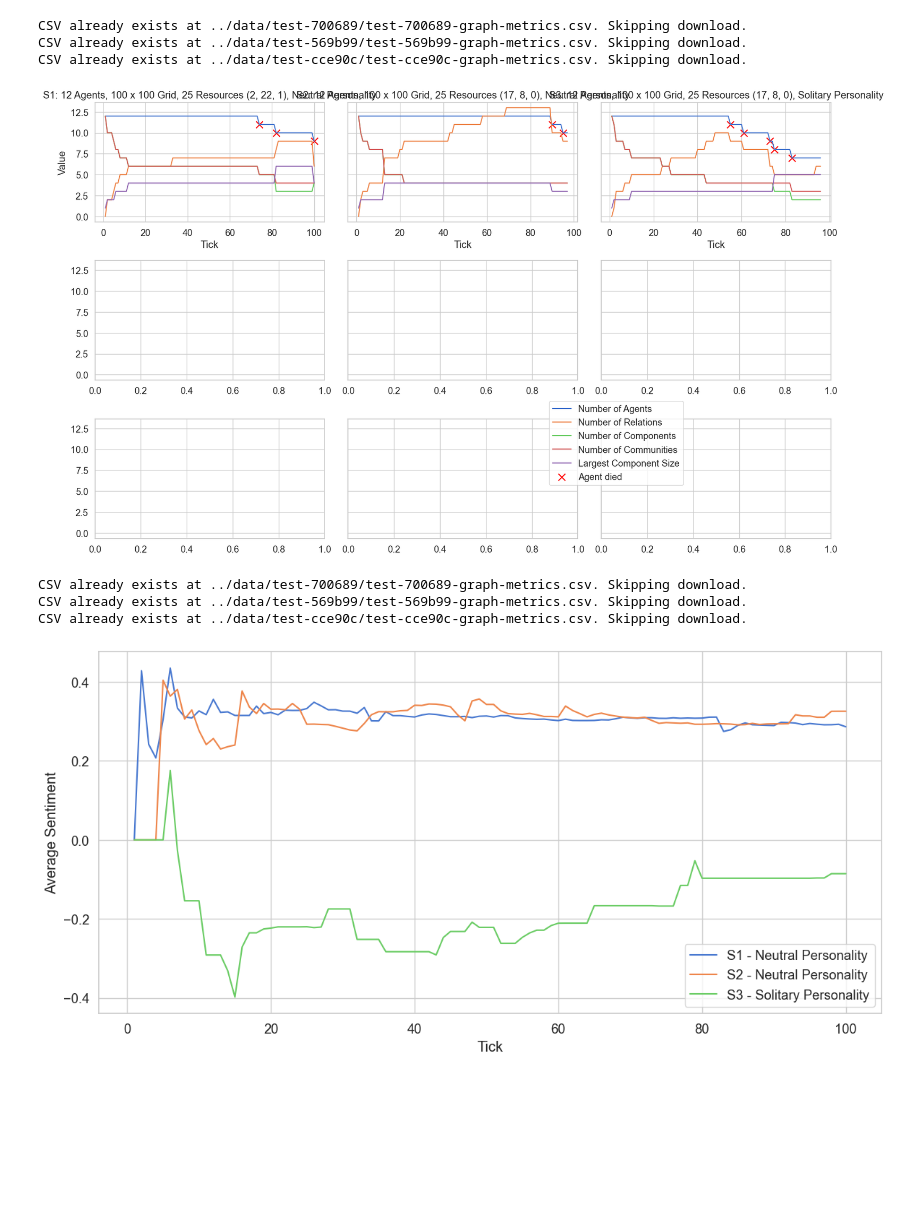
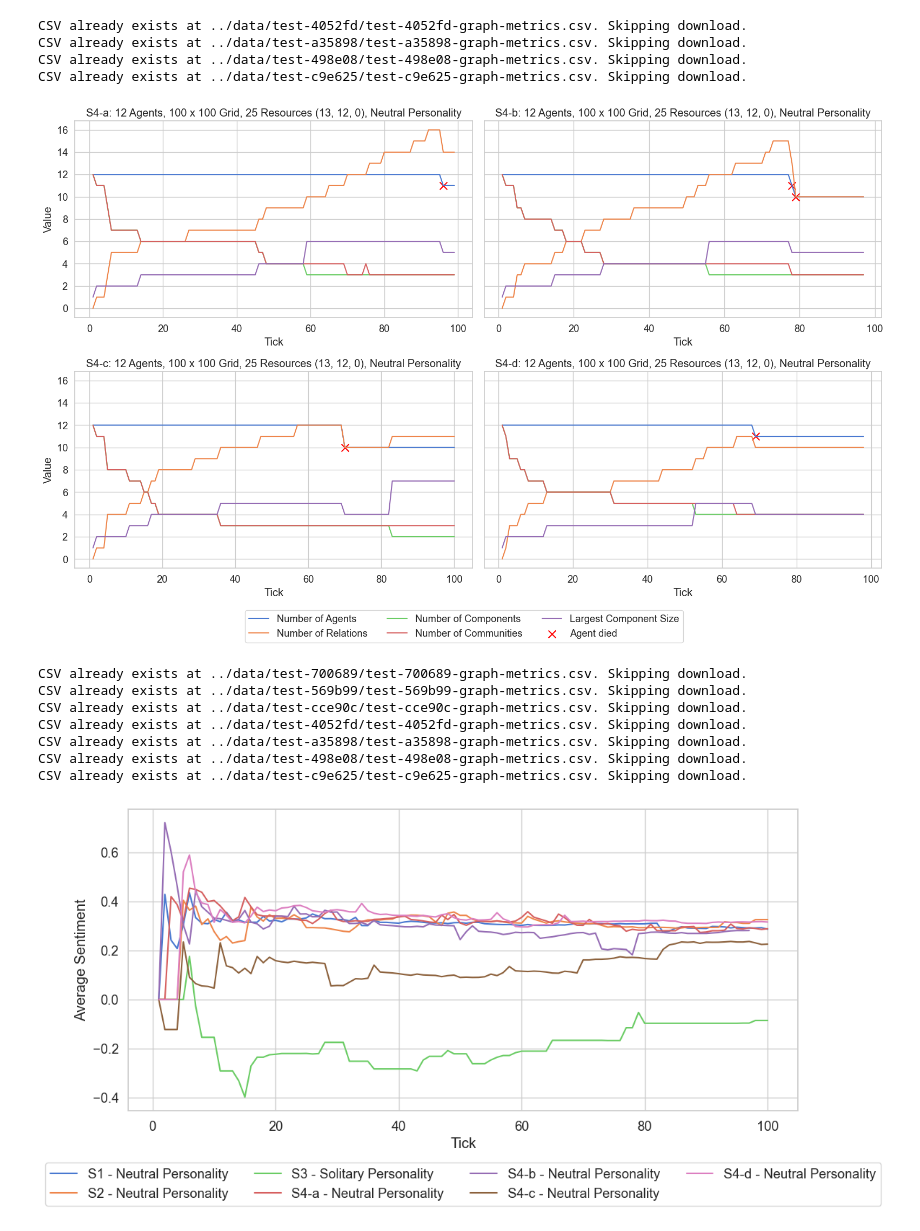
Before and after one commit to epoikos-project/notebooks, a Jupyter notebook: plots/relationship_graph.ipynb, the cells around one changed output. Saved outputs shown, nothing was run; the diff lists cells and outputs as text; code cells hidden in the pictures; blank space fills up the shorter version.

```diff
--- a/plots/relationship_graph.ipynb
+++ b/plots/relationship_graph.ipynb
@@ -15,11 +15,13 @@ simulations = [
     ("S1", "test-700689", "Neutral Personality"),
     ("S2", "test-569b99", "Neutral Personality"),
     ("S3", "test-cce90c", "Solitary Personality"),
-    #("S4", "test-4052fd", "Neutral Personality"),
-    #("S4-b", "test-a35898", "Neutral Personality"),
+    ("S4-a", "test-4052fd", "Neutral Personality"),
+    ("S4-b", "test-a35898", "Neutral Personality"),
+    ("S4-c", "test-498e08", "Neutral Personality"),
+    ("S4-d", "test-c9e625", "Neutral Personality"),
 ]
 
-sim = 0
+sim = 3
 
 test_id = simulations[sim][0]
 simulation_id = simulations[sim][1]
@@ -191,5 +179,5 @@ df_joint
 # %%
-fig, axes = plt.subplots(3, 3, figsize=(16, 10), sharey=True)
+fig, axes = plt.subplots(2, 2, figsize=(16, 10), sharey=True)
 axes = axes.flatten()
 for i, (test_id, simulation_id, personality) in enumerate(simulations):
     data_dir = os.path.abspath(os.path.join("..", "data", simulation_id))
@@ -200,44 +188,45 @@ for i, (test_id, simulation_id, personality) in enumerate(simulations):
     df_filtered = pd.concat([
         df.iloc[[0]],
         df.iloc[1:][df.iloc[1:]['average_sentiment'] != 0]
     ]).copy()
     df_filtered['tick'] = range(1, len(df_filtered) + 1)
     df_filtered = df_filtered.sort_values('tick').reset_index(drop=True)
     df_filtered = df_filtered.iloc[:100].reset_index(drop=True)
     world_data = get_world_data(simulation_id)
     agent_data = get_agent_data(simulation_id)
     for metric, label in selected_metrics:
         sns.lineplot(data=df_filtered, x="tick", y=metric, label=label if i == 0 else None, ax=axes[i])
     num_nodes = df_filtered["num_nodes"]
     change_indices = num_nodes[num_nodes.diff() != 0].index
     change_indices = change_indices[change_indices != 0]
     change_ticks = df_filtered.loc[change_indices, "tick"]
     change_values = df_filtered.loc[change_indices, "num_nodes"]
     axes[i].scatter(change_ticks, change_values, color="red", marker="x", s=100, label="Agent died" if i == 0 else None)
     axes[i].set_xlabel("Tick")
     axes[i].set_title(test_id + ": " + generate_plot_title(world_data, len(agent_data), personality))
     if axes[i].get_legend() is not None:
         axes[i].get_legend().remove()
 
 axes[0].set_ylabel("Value")
 axes[1].set_ylabel("Value")
 axes[2].set_ylabel("Value")
 
 handles, labels = axes[0].get_legend_handles_labels()
-fig.legend(handles, labels, loc="lower right", bbox_to_anchor=(0.8, 0.15))
-plt.tight_layout(rect=[0, 0, 1, 0.97])
+fig.legend(handles, labels, loc="lower center", bbox_to_anchor=(0.5, -0.02), ncol=3)
+plt.tight_layout(rect=[0, 0.05, 1, 1])
 plt.savefig("../data/relationship_graph.png", dpi=300, bbox_inches="tight")
 plt.show()
 # %% [output]
-CSV already exists at ../data/test-700689/test-700689-graph-metrics.csv. Skipping download.
-CSV already exists at ../data/test-569b99/test-569b99-graph-metrics.csv. Skipping download.
-CSV already exists at ../data/test-cce90c/test-cce90c-graph-metrics.csv. Skipping download.
+CSV already exists at ../data/test-4052fd/test-4052fd-graph-metrics.csv. Skipping download.
+CSV already exists at ../data/test-a35898/test-a35898-graph-metrics.csv. Skipping download.
+CSV already exists at ../data/test-498e08/test-498e08-graph-metrics.csv. Skipping download.
+CSV already exists at ../data/test-c9e625/test-c9e625-graph-metrics.csv. Skipping download.
-[figure, old version]
+[figure, new version]
 # %%
 plt.figure(figsize=(12, 6))
 for test_id, simulation_id, personality in simulations:
     download_relationship_metrics_csv(
-        simulation_id=simulation_id, redownload=redownload
+        simulation_id=simulation_id, redownload=False
     )
     df = read_relationship_metrics_csv(simulation_id=simulation_id)
     df["tick"] = range(1, len(df) + 1)
@@ -252,7 +241,7 @@ for test_id, simulation_id, personality in simulations:
 
 plt.xlabel("Tick")
 plt.ylabel("Average Sentiment")
-plt.legend()
+plt.legend(loc="upper center", bbox_to_anchor=(0.5, -0.15), ncol=4)
 plt.tight_layout()
 plt.savefig(
     "../data/avg_sentiment_all.png", dpi=300, bbox_inches="tight"
@@ -262,7 +251,11 @@ plt.show()
 CSV already exists at ../data/test-700689/test-700689-graph-metrics.csv. Skipping download.
 CSV already exists at ../data/test-569b99/test-569b99-graph-metrics.csv. Skipping download.
 CSV already exists at ../data/test-cce90c/test-cce90c-graph-metrics.csv. Skipping download.
+CSV already exists at ../data/test-4052fd/test-4052fd-graph-metrics.csv. Skipping download.
+CSV already exists at ../data/test-a35898/test-a35898-graph-metrics.csv. Skipping download.
+CSV already exists at ../data/test-498e08/test-498e08-graph-metrics.csv. Skipping download.
+CSV already exists at ../data/test-c9e625/test-c9e625-graph-metrics.csv. Skipping download.
-[figure, old version]
+[figure, new version]
 # %%
 plt.figure(figsize=(6, 6))
 for test_id, simulation_id, personality in simulations:
```
Also changed, not shown: parts of 9 cells of this notebook.
